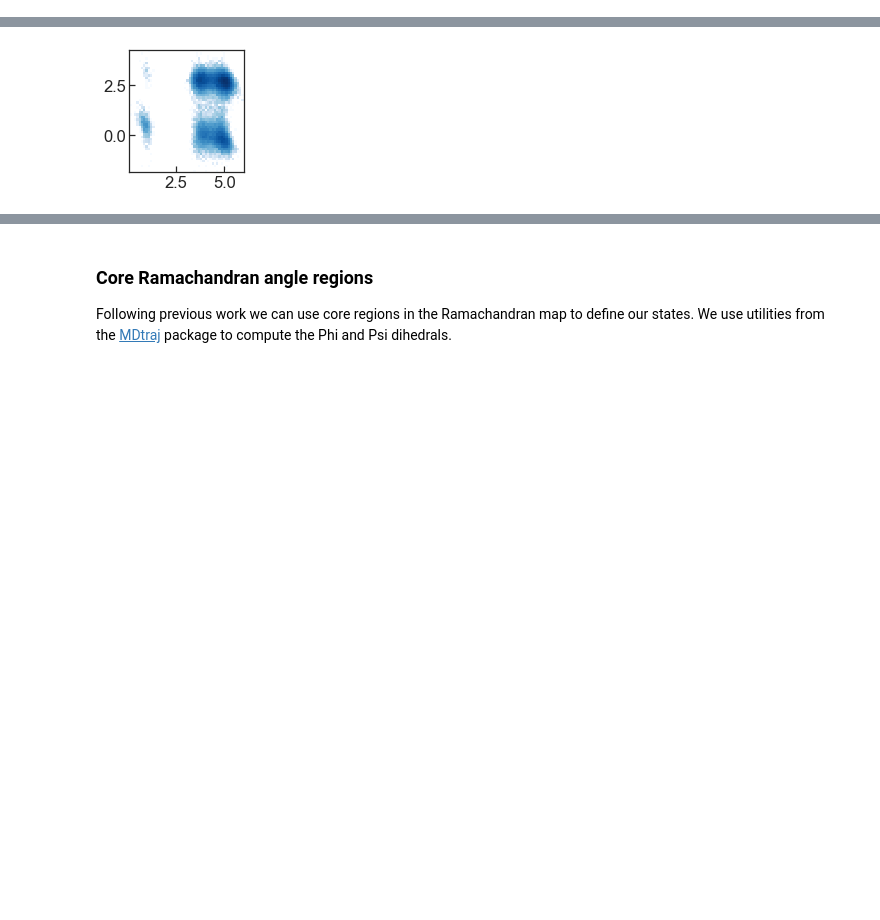
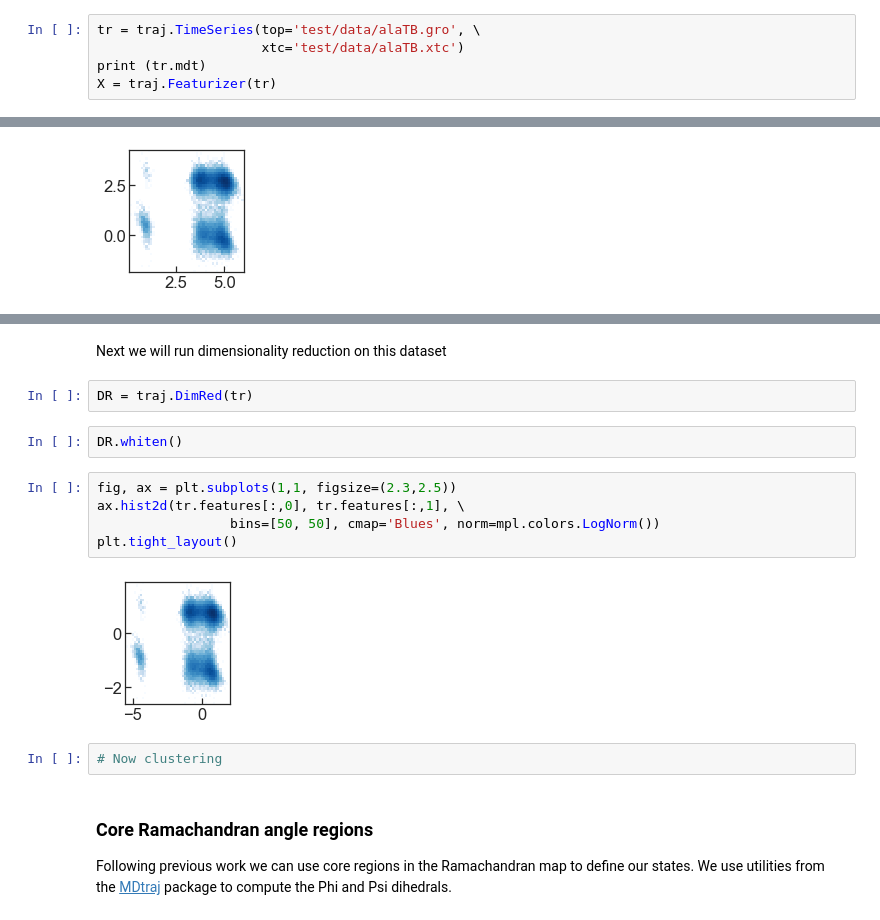
Before and after one commit to BioKT/MasterMSM, a Jupyter notebook: examples/alanine_dipeptide/ala_dipeptide_discretize.ipynb, the cells around one changed output, grey strips where cells are left out. Saved outputs shown, nothing was run; the diff lists cells and outputs as text; blank space fills up the shorter version.

```diff
--- a/examples/alanine_dipeptide/ala_dipeptide_discretize.ipynb
+++ b/examples/alanine_dipeptide/ala_dipeptide_discretize.ipynb
@@ -44,2 +43,7 @@ X = traj.Featurizer(tr)
 # %% [markdown]
 One possibility is to use the torsion angles, which we will shift for convenience.
+# %%
+tr = traj.TimeSeries(top='test/data/alaTB.gro', \
+                     xtc='test/data/alaTB.xtc')
+print (tr.mdt)
+X = traj.Featurizer(tr)
@@ -57,3 +77,18 @@ plt.tight_layout()
+# %% [markdown]
+Next we will run dimensionality reduction on this dataset
+# %%
+DR = traj.DimRed(tr)
+# %%
+DR.whiten()
+# %%
+fig, ax = plt.subplots(1,1, figsize=(2.3,2.5))
+ax.hist2d(tr.features[:,0], tr.features[:,1], \
+                 bins=[50, 50], cmap='Blues', norm=mpl.colors.LogNorm())
+plt.tight_layout()
+# %% [output]
+[figure, added]
+# %%
+# Now clustering
 # %% [markdown]
 ### Core Ramachandran angle regions
 Following previous work we can use core regions in the Ramachandran map to define our states. We use utilities from the [MDtraj](http://mdtraj.org) package to compute the Phi and Psi dihedrals.
```
Also changed, not shown: parts of 6 cells of this notebook, 1 other file.
